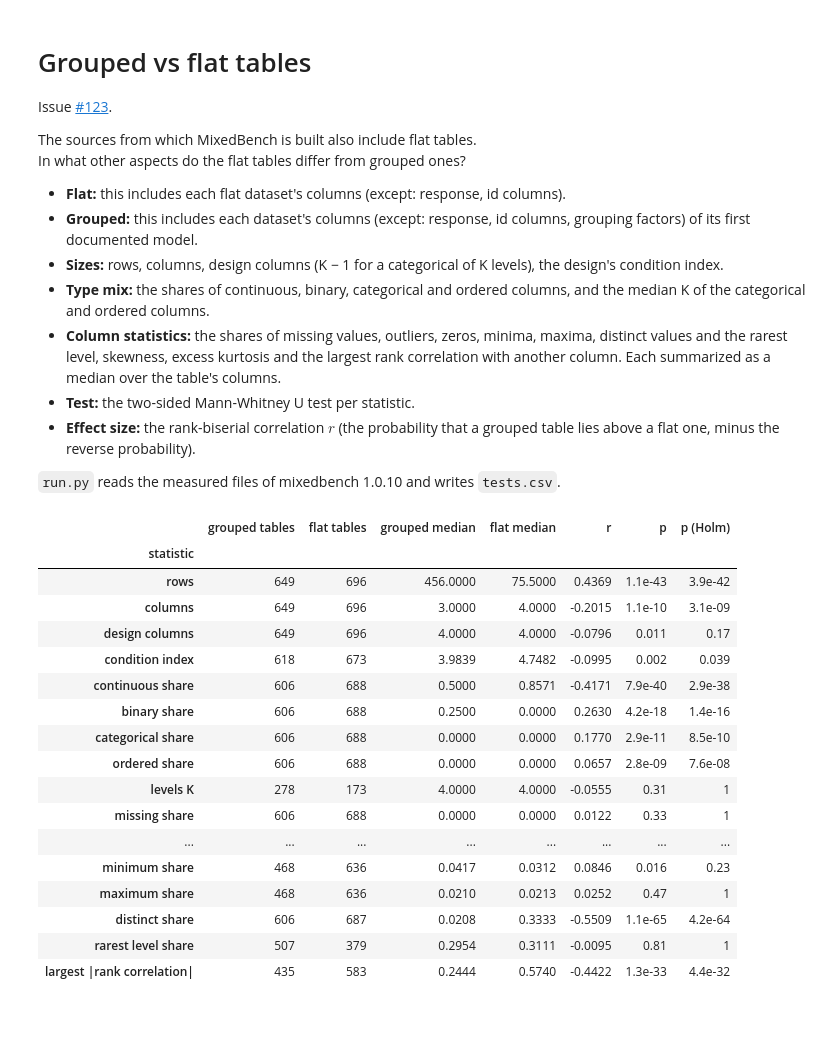
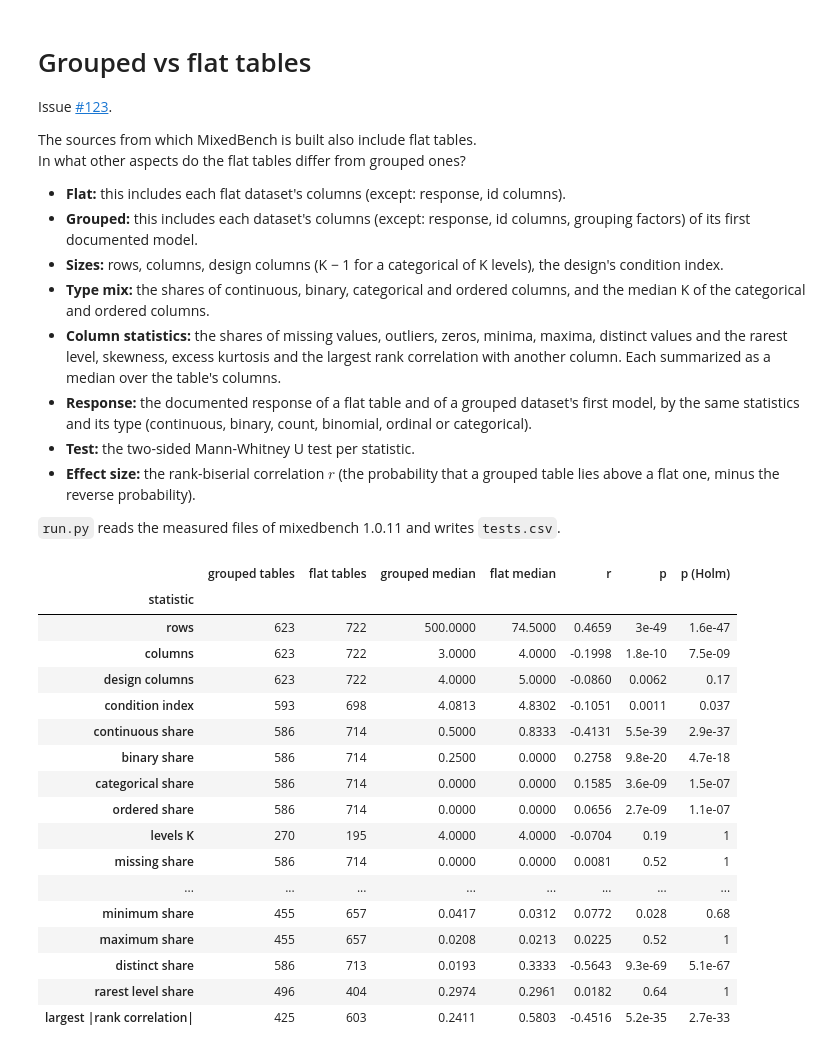
Before and after one commit to adkipnis/mixedbench, a Jupyter notebook: experiments/flat/flat.ipynb, the cells around one changed output. Saved outputs shown, nothing was run; the diff lists cells and outputs as text; code cells hidden in the pictures; blank space fills up the shorter version.

```diff
--- a/experiments/flat/flat.ipynb
+++ b/experiments/flat/flat.ipynb
@@ -11,10 +11,11 @@ In what other aspects do the flat tables differ from grouped ones?
 - **Sizes:** rows, columns, design columns (K − 1 for a categorical of K levels), the design's condition index.
 - **Type mix:** the shares of continuous, binary, categorical and ordered columns, and the median K of the categorical and ordered columns.
 - **Column statistics:** the shares of missing values, outliers, zeros, minima, maxima, distinct values and the rarest level, skewness, excess kurtosis and the largest rank correlation with another column. Each summarized as a median over the table's columns.
+- **Response:** the documented response of a flat table and of a grouped dataset's first model, by the same statistics and its type (continuous, binary, count, binomial, ordinal or categorical).
 - **Test:** the two-sided Mann-Whitney U test per statistic.
 - **Effect size:** the rank-biserial correlation $r$ (the probability that a grouped table lies above a flat one, minus the reverse probability).
 
-`run.py` reads the measured files of mixedbench 1.0.10 and writes `tests.csv`.
+`run.py` reads the measured files of mixedbench 1.0.11 and writes `tests.csv`.
 # %%
 import matplotlib.pyplot as plt
 import numpy as np
@@ -38,51 +39,73 @@ NAMES = {
     'zero_share': 'zero share',
     'min_share': 'minimum share',
     'max_share': 'maximum share',
     'unique_share': 'distinct share',
     'rare_level_share': 'rarest level share',
     'max_abs_rho': 'largest |rank correlation|',
+    'response_K': 'levels K',
+    'response_missing_share': 'missing share',
+    'response_skewness': 'skewness',
+    'response_excess_kurtosis': 'excess kurtosis',
+    'response_outlier_share': 'outlier share',
+    'response_zero_share': 'zero share',
+    'response_min_share': 'minimum share',
+    'response_max_share': 'maximum share',
+    'response_unique_share': 'distinct share',
+    'response_rare_level_share': 'rarest level share',
+    'response_max_abs_rho': 'largest |rank correlation|',
+    'response_continuous_share': 'continuous',
+    'response_binary_share': 'binary',
+    'response_count_share': 'count',
+    'response_binomial_share': 'binomial',
+    'response_ordinal_share': 'ordinal',
+    'response_categorical_share': 'categorical',
 }
 COLUMNS = {
     'n_registry': 'grouped tables',
     'n_flat': 'flat tables',
     'median_registry': 'grouped median',
     'median_flat': 'flat median',
     'rank_biserial': 'r',
     'p': 'p',
     'p_holm': 'p (Holm)',
 }
 
 
 def adjustHolm(p: pd.Series) -> pd.Series:
     """Holm's step-down adjusted p-values (Holm 1979)."""
     ranked = p.sort_values()
     steps = np.arange(len(p), 0, -1)  # m, m − 1, ..., 1
     adjusted = np.minimum(np.maximum.accumulate(steps * ranked.to_numpy()), 1)
     return pd.Series(adjusted, index=ranked.index).reindex(p.index)
 
 
+def tabulateTests(tests: pd.DataFrame) -> pd.DataFrame:
+    table = tests.set_index('statistic')[list(COLUMNS)]
+    for column in ('p', 'p_holm'):
+        table[column] = table[column].map('{:.2g}'.format)
+    return table.rename(index=NAMES, columns=COLUMNS)
+
+
 tests = pd.read_csv('tests.csv')
-tests['p_holm'] = adjustHolm(tests['p'])  # over every test of both flat sets
-table = tests[tests['flat'] == 'all'].set_index('statistic')[list(COLUMNS)]
-for column in ('p', 'p_holm'):
-    table[column] = table[column].map('{:.2g}'.format)
-table.rename(index=NAMES, columns=COLUMNS)
+tests['p_holm'] = adjustHolm(tests['p'])  # over every test of both flat sets and the response
+responded = tests['statistic'].str.startswith('response_')
+tabulateTests(tests[tests['flat'] == 'all'])
 # %% [output]
 |  | grouped tables | flat tables | grouped median | flat median | r | p | p (Holm) |
 | statistic |  |  |  |  |  |  |  |
-| rows | 649 | 696 | 456.0000 | 75.5000 | 0.4369 | 1.1e-43 | 3.9e-42 |
-| columns | 649 | 696 | 3.0000 | 4.0000 | -0.2015 | 1.1e-10 | 3.1e-09 |
-| design columns | 649 | 696 | 4.0000 | 4.0000 | -0.0796 | 0.011 | 0.17 |
-| condition index | 618 | 673 | 3.9839 | 4.7482 | -0.0995 | 0.002 | 0.039 |
-| continuous share | 606 | 688 | 0.5000 | 0.8571 | -0.4171 | 7.9e-40 | 2.9e-38 |
-| binary share | 606 | 688 | 0.2500 | 0.0000 | 0.2630 | 4.2e-18 | 1.4e-16 |
-| categorical share | 606 | 688 | 0.0000 | 0.0000 | 0.1770 | 2.9e-11 | 8.5e-10 |
-| ordered share | 606 | 688 | 0.0000 | 0.0000 | 0.0657 | 2.8e-09 | 7.6e-08 |
-| levels K | 278 | 173 | 4.0000 | 4.0000 | -0.0555 | 0.31 | 1 |
-| missing share | 606 | 688 | 0.0000 | 0.0000 | 0.0122 | 0.33 | 1 |
+| rows | 623 | 722 | 500.0000 | 74.5000 | 0.4659 | 3e-49 | 1.6e-47 |
+| columns | 623 | 722 | 3.0000 | 4.0000 | -0.1998 | 1.8e-10 | 7.5e-09 |
+| design columns | 623 | 722 | 4.0000 | 5.0000 | -0.0860 | 0.0062 | 0.17 |
+| condition index | 593 | 698 | 4.0813 | 4.8302 | -0.1051 | 0.0011 | 0.037 |
+| continuous share | 586 | 714 | 0.5000 | 0.8333 | -0.4131 | 5.5e-39 | 2.9e-37 |
+| binary share | 586 | 714 | 0.2500 | 0.0000 | 0.2758 | 9.8e-20 | 4.7e-18 |
+| categorical share | 586 | 714 | 0.0000 | 0.0000 | 0.1585 | 3.6e-09 | 1.5e-07 |
+| ordered share | 586 | 714 | 0.0000 | 0.0000 | 0.0656 | 2.7e-09 | 1.1e-07 |
+| levels K | 270 | 195 | 4.0000 | 4.0000 | -0.0704 | 0.19 | 1 |
+| missing share | 586 | 714 | 0.0000 | 0.0000 | 0.0081 | 0.52 | 1 |
 | ... | ... | ... | ... | ... | ... | ... | ... |
-| minimum share | 468 | 636 | 0.0417 | 0.0312 | 0.0846 | 0.016 | 0.23 |
-| maximum share | 468 | 636 | 0.0210 | 0.0213 | 0.0252 | 0.47 | 1 |
-| distinct share | 606 | 687 | 0.0208 | 0.3333 | -0.5509 | 1.1e-65 | 4.2e-64 |
-| rarest level share | 507 | 379 | 0.2954 | 0.3111 | -0.0095 | 0.81 | 1 |
-| largest |rank correlation| | 435 | 583 | 0.2444 | 0.5740 | -0.4422 | 1.3e-33 | 4.4e-32 |
+| minimum share | 455 | 657 | 0.0417 | 0.0312 | 0.0772 | 0.028 | 0.68 |
+| maximum share | 455 | 657 | 0.0208 | 0.0213 | 0.0225 | 0.52 | 1 |
+| distinct share | 586 | 713 | 0.0193 | 0.3333 | -0.5643 | 9.3e-69 | 5.1e-67 |
+| rarest level share | 496 | 404 | 0.2974 | 0.2961 | 0.0182 | 0.64 | 1 |
+| largest |rank correlation| | 425 | 603 | 0.2411 | 0.5803 | -0.4516 | 5.2e-35 | 2.7e-33 |
```
Also changed, not shown: parts of 5 cells of this notebook, 42 other files.
